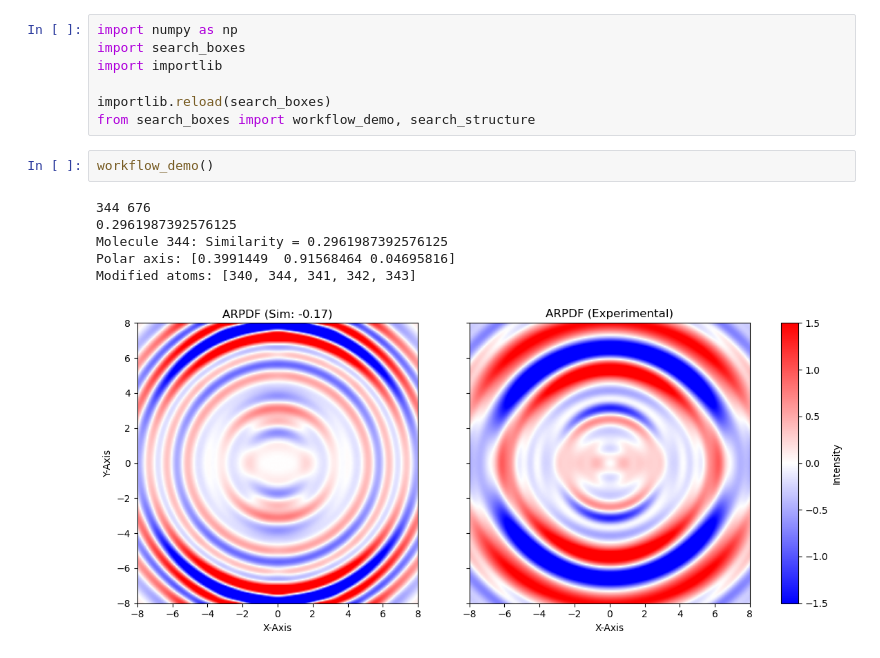
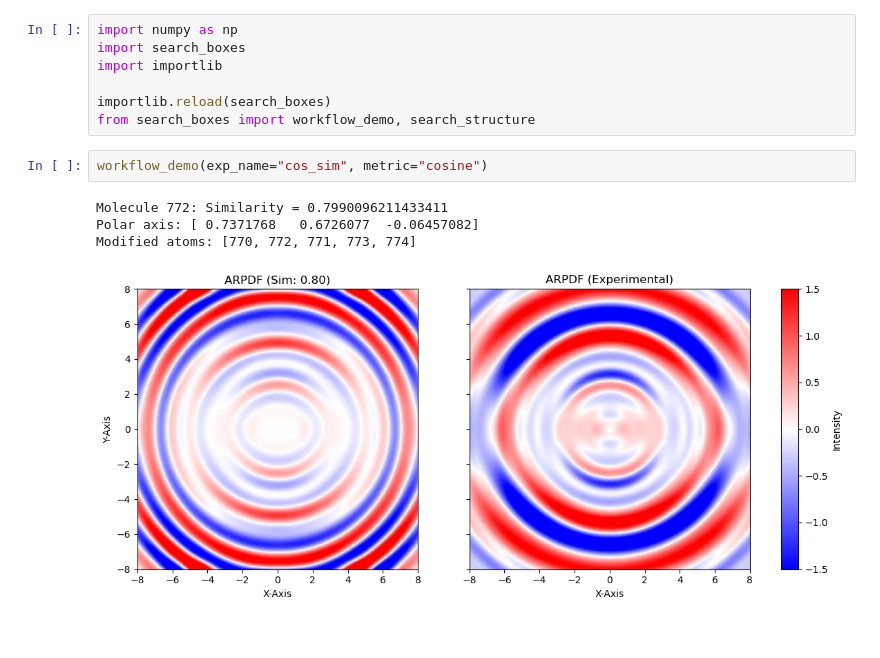
Before and after one commit to tfzx/ARPDF, a Jupyter notebook: search_boxes-example.ipynb, the cells around one changed output. Cells and saved outputs as stored; diff of their text form.

```diff
--- a/search_boxes-example.ipynb
+++ b/search_boxes-example.ipynb
@@ -5,12 +5,10 @@ import importlib
 
 importlib.reload(search_boxes)
 from search_boxes import workflow_demo, search_structure
-# %%
-workflow_demo()
-# %% [output]
-344 676
-0.2961987392576125
-Molecule 344: Similarity = 0.2961987392576125
-Polar axis: [0.3991449  0.91568464 0.04695816]
-Modified atoms: [340, 344, 341, 342, 343]
-[figure, removed]
+# %%
+workflow_demo(exp_name="cos_sim", metric="cosine")
+# %% [output]
+Molecule 772: Similarity = 0.7990096211433411
+Polar axis: [ 0.7371768   0.6726077  -0.06457082]
+Modified atoms: [770, 772, 771, 773, 774]
+[figure, added]
```
Also changed, not shown: parts of 3 cells of this notebook, 3 other files.
